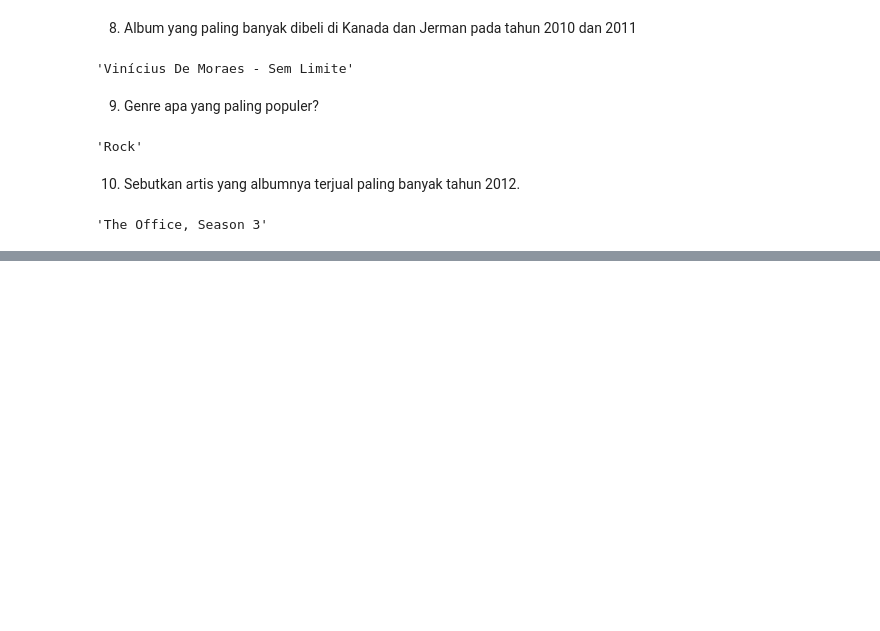
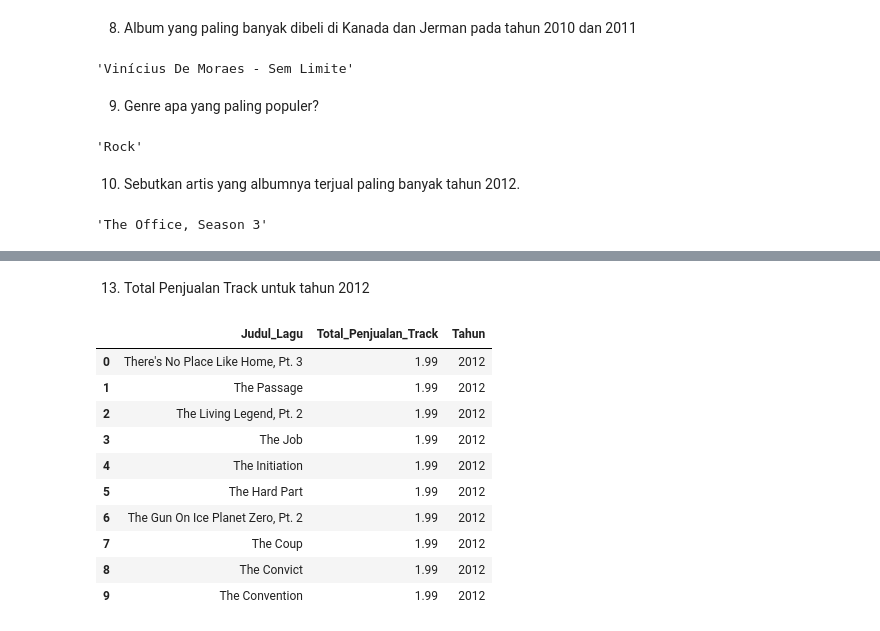
Before and after one commit to linglingshere/Analisis-Data-Penjualan-Musik, a Jupyter notebook: Analisis_Data_Penjualan_Musik.ipynb, the cells around one changed output, grey strips where cells are left out. Saved outputs shown, nothing was run; the diff lists cells and outputs as text; code cells hidden in the pictures; blank space fills up the shorter version.

```diff
--- a/Analisis_Data_Penjualan_Musik.ipynb
+++ b/Analisis_Data_Penjualan_Musik.ipynb
@@ -267,0 +329,31 @@ artis_terlaris
+# %% [markdown]
+13. Total Penjualan Track untuk tahun 2012
+# %%
+query = """
+SELECT name AS 'Judul_Lagu',
+SUM(invoice_items.UnitPrice) AS 'Total_Penjualan_Track',
+strftime('%Y', InvoiceDate) AS 'Tahun'
+FROM tracks
+LEFT JOIN invoice_items USING(Trackid)
+LEFT JOIN invoices USING(Invoiceid)
+LEFT JOIN customers USING(Customerid)
+WHERE Tahun == '2012'
+GROUP BY name
+ORDER BY Total_Penjualan_Track DESC
+LIMIT 10
+"""
+
+total_penjualan_tiap_album = pd.read_sql_query(query,conn)
+total_penjualan_tiap_album
+# %% [output]
+|  | Judul_Lagu | Total_Penjualan_Track | Tahun |
+| 0 | There's No Place Like Home, Pt. 3 | 1.99 | 2012 |
+| 1 | The Passage | 1.99 | 2012 |
+| 2 | The Living Legend, Pt. 2 | 1.99 | 2012 |
+| 3 | The Job | 1.99 | 2012 |
+| 4 | The Initiation | 1.99 | 2012 |
+| 5 | The Hard Part | 1.99 | 2012 |
+| 6 | The Gun On Ice Planet Zero, Pt. 2 | 1.99 | 2012 |
+| 7 | The Coup | 1.99 | 2012 |
+| 8 | The Convict | 1.99 | 2012 |
+| 9 | The Convention | 1.99 | 2012 |
```
Also changed, not shown: parts of 7 cells of this notebook.
